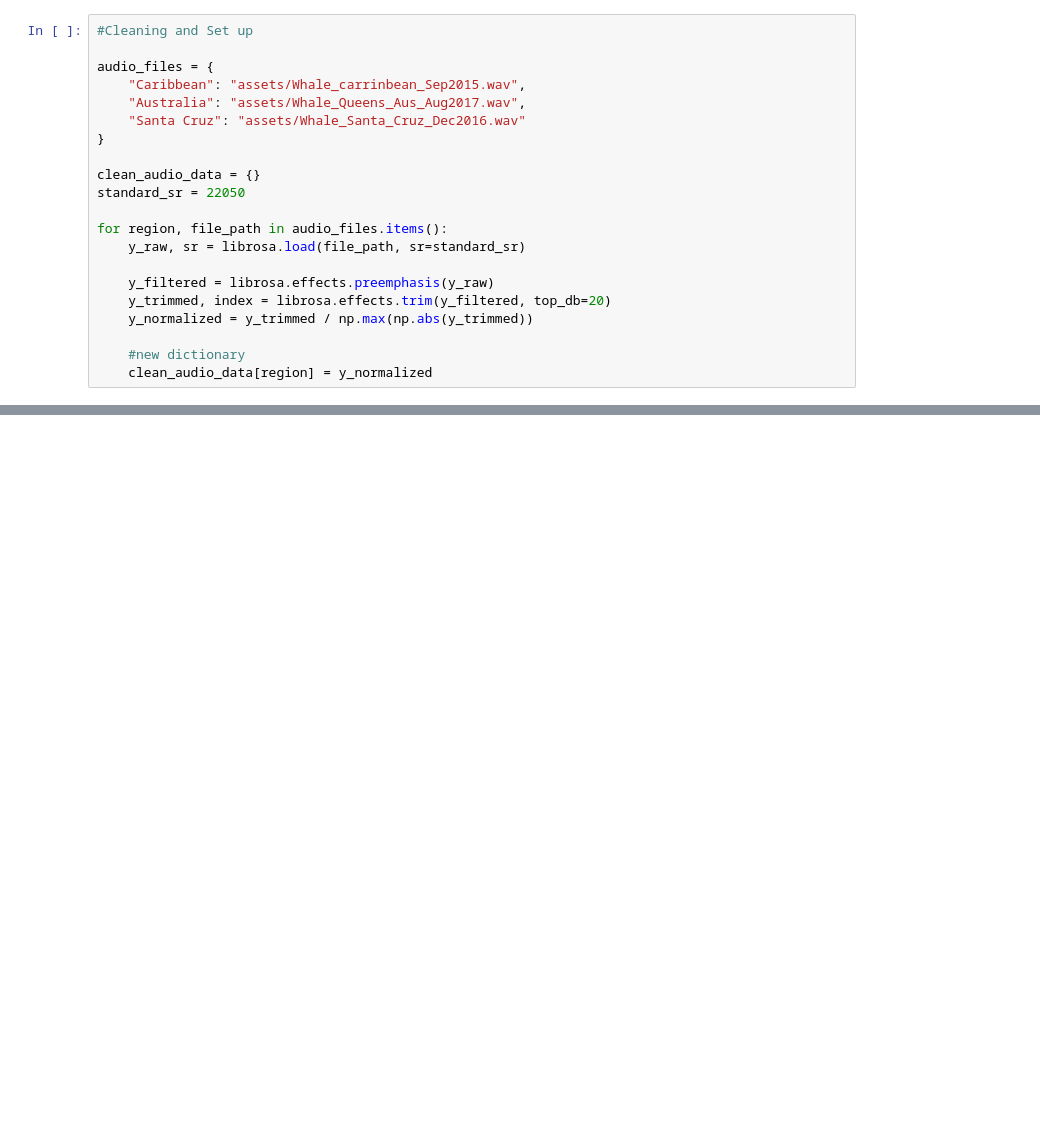
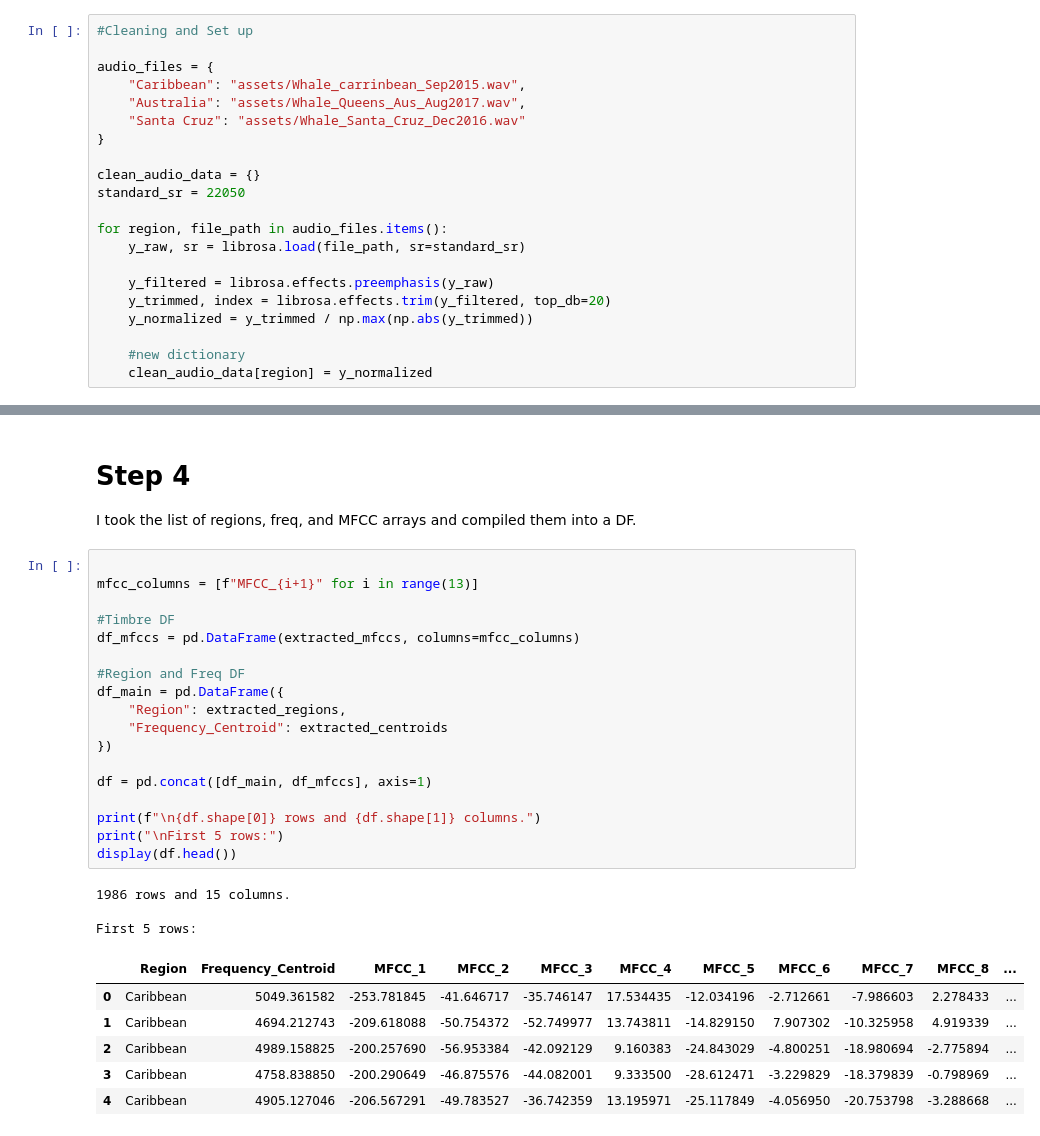
Before and after one commit to KAZIARSH-AI-ML-SPRING2026/KAZ_HUMPBACK_ANALYSIS, a Jupyter notebook: Project-01.ipynb, the cells around one changed output, grey strips where cells are left out. Cells and saved outputs as stored; diff of their text form; blank space fills up the shorter version.

```diff
--- a/Project-01.ipynb
+++ b/Project-01.ipynb
@@ -102,0 +115,31 @@ for region, y_clean in clean_audio_data.items():
+# %% [markdown]
+# Step 4
+I  took the list of regions, freq, and MFCC arrays and compiled them into a DF.
+# %%
+
+mfcc_columns = [f"MFCC_{i+1}" for i in range(13)]
+
+#Timbre DF
+df_mfccs = pd.DataFrame(extracted_mfccs, columns=mfcc_columns)
+
+#Region and Freq DF
+df_main = pd.DataFrame({
+    "Region": extracted_regions,
+    "Frequency_Centroid": extracted_centroids
+})
+
+df = pd.concat([df_main, df_mfccs], axis=1)
+
+print(f"\n{df.shape[0]} rows and {df.shape[1]} columns.")
+print("\nFirst 5 rows:")
+display(df.head())
+# %% [output]
+1986 rows and 15 columns.
+
+First 5 rows:
+|  | Region | Frequency_Centroid | MFCC_1 | MFCC_2 | MFCC_3 | MFCC_4 | MFCC_5 | MFCC_6 | MFCC_7 | MFCC_8 | ... |
+| 0 | Caribbean | 5049.361582 | -253.781845 | -41.646717 | -35.746147 | 17.534435 | -12.034196 | -2.712661 | -7.986603 | 2.278433 | ... |
+| 1 | Caribbean | 4694.212743 | -209.618088 | -50.754372 | -52.749977 | 13.743811 | -14.829150 | 7.907302 | -10.325958 | 4.919339 | ... |
+| 2 | Caribbean | 4989.158825 | -200.257690 | -56.953384 | -42.092129 | 9.160383 | -24.843029 | -4.800251 | -18.980694 | -2.775894 | ... |
+| 3 | Caribbean | 4758.838850 | -200.290649 | -46.875576 | -44.082001 | 9.333500 | -28.612471 | -3.229829 | -18.379839 | -0.798969 | ... |
+| 4 | Caribbean | 4905.127046 | -206.567291 | -49.783527 | -36.742359 | 13.195971 | -25.117849 | -4.056950 | -20.753798 | -3.288668 | ... |
```
Also changed, not shown: parts of 10 cells of this notebook.
